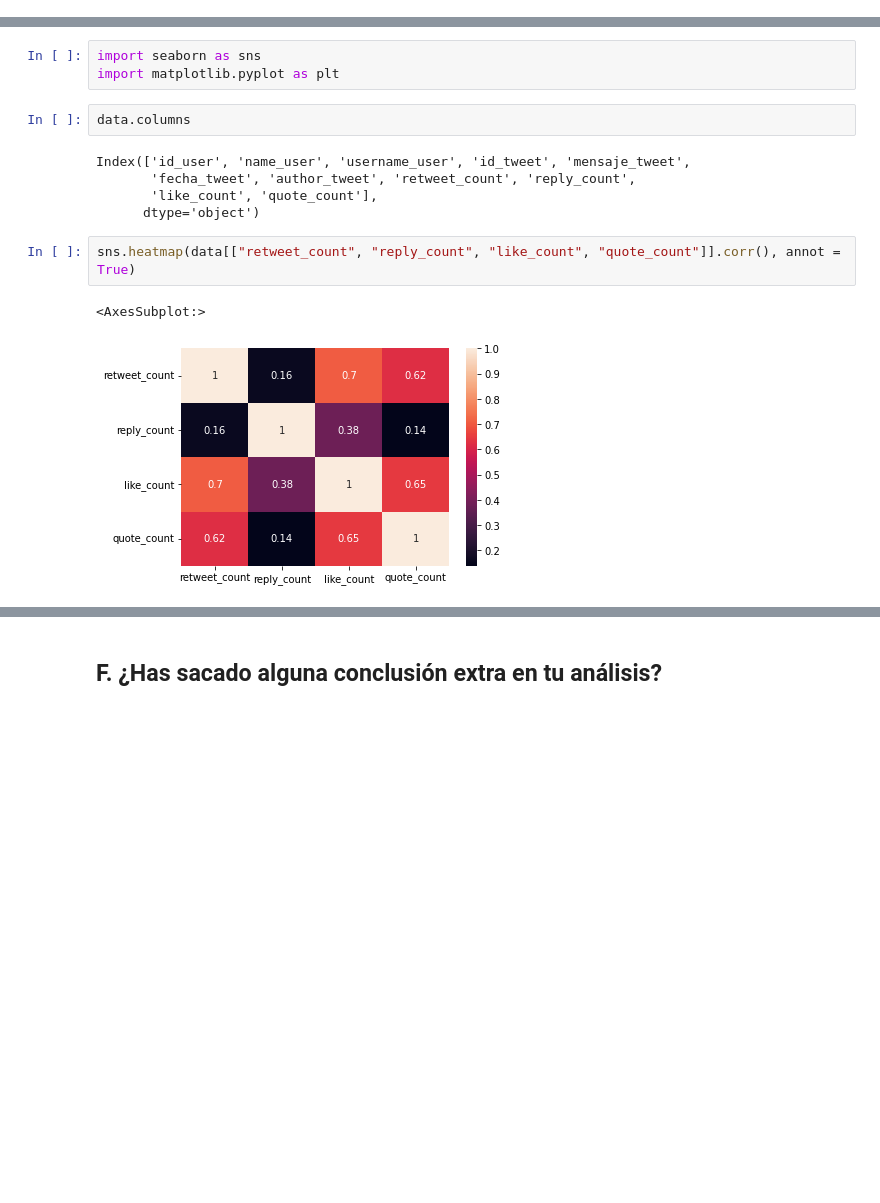
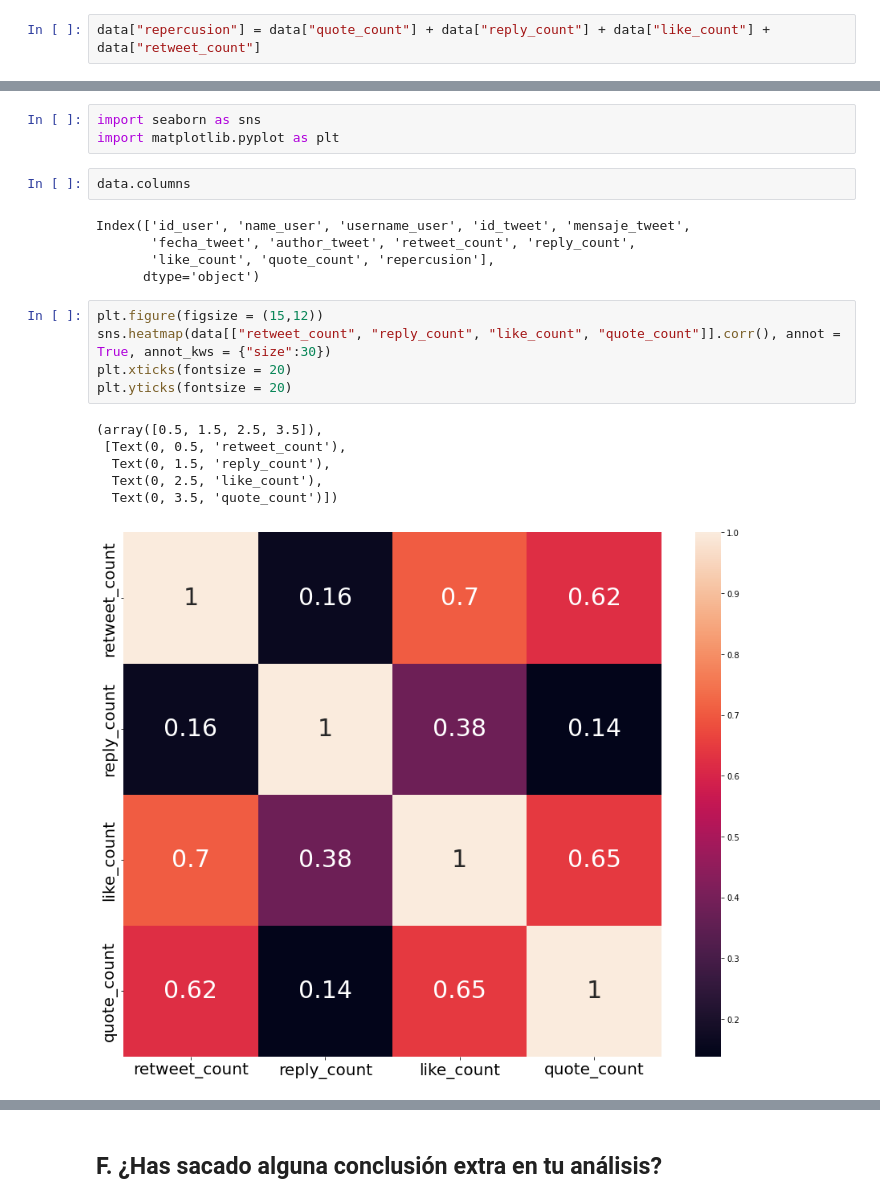
Before and after one commit to Toni2Morales/PruebaTecnica, a Jupyter notebook: analisis.ipynb, the cells around one changed output, grey strips where cells are left out. Saved outputs shown, nothing was run; the diff lists cells and outputs as text; blank space fills up the shorter version.

```diff
--- a/analisis.ipynb
+++ b/analisis.ipynb
@@ -47,0 +61,2 @@ data[data["retweet_count"] == data["retweet_count"].max()]
+# %%
+data["repercusion"] = data["quote_count"] + data["reply_count"] + data["like_count"] + data["retweet_count"]
@@ -96,11 +125,18 @@ data.columns
 # %% [output]
 Index(['id_user', 'name_user', 'username_user', 'id_tweet', 'mensaje_tweet',
        'fecha_tweet', 'author_tweet', 'retweet_count', 'reply_count',
-       'like_count', 'quote_count'],
+       'like_count', 'quote_count', 'repercusion'],
       dtype='object')
 # %%
-sns.heatmap(data[["retweet_count", "reply_count", "like_count", "quote_count"]].corr(), annot = True)
+plt.figure(figsize = (15,12))
+sns.heatmap(data[["retweet_count", "reply_count", "like_count", "quote_count"]].corr(), annot = True, annot_kws = {"size":30})
+plt.xticks(fontsize = 20)
+plt.yticks(fontsize = 20)
 # %% [output]
-<AxesSubplot:>
+(array([0.5, 1.5, 2.5, 3.5]),
+ [Text(0, 0.5, 'retweet_count'),
+  Text(0, 1.5, 'reply_count'),
+  Text(0, 2.5, 'like_count'),
+  Text(0, 3.5, 'quote_count')])
-[figure, old version]
+[figure, new version]
 # %%
```
Also changed, not shown: parts of 18 cells of this notebook, 2 other files.
